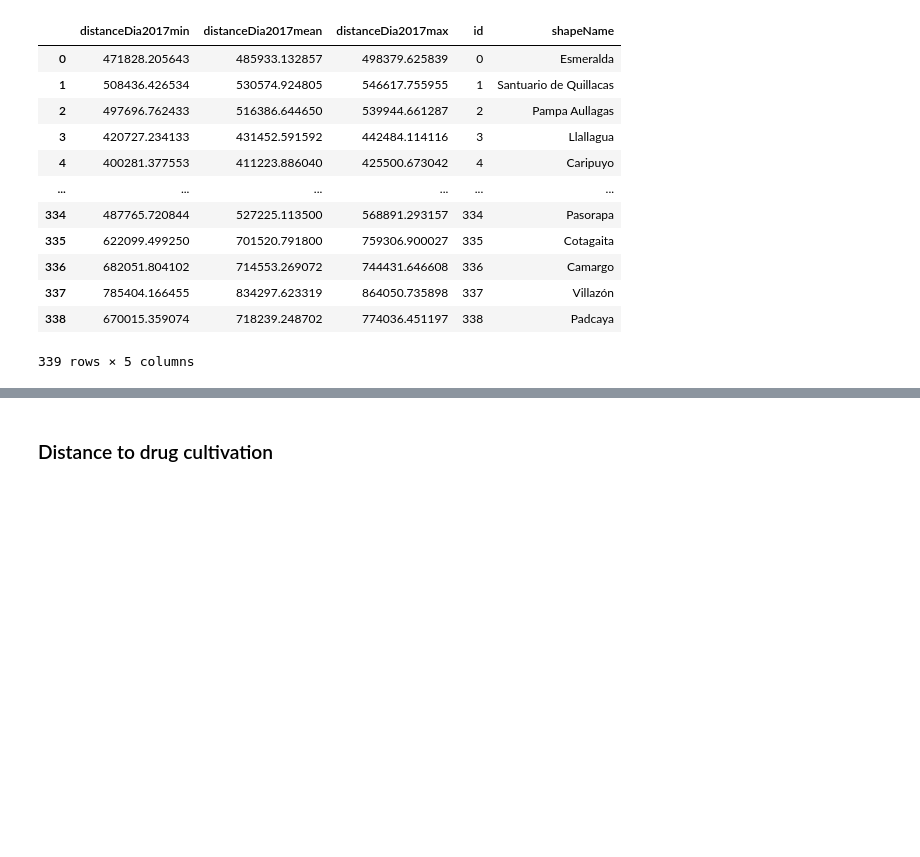
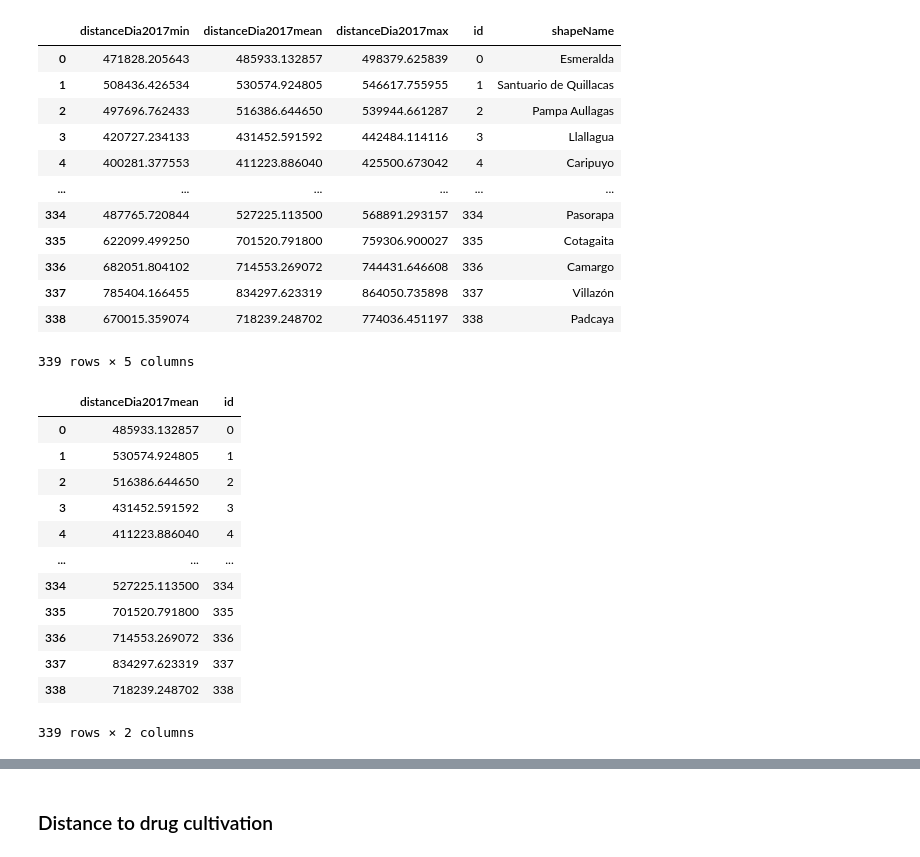
Before and after one commit to HendrixPeralta/bol_hdi_prediction, a Jupyter notebook: 99_collab_satellite_data.ipynb, the cells around one changed output, grey strips where cells are left out. Drawn from its saved outputs; the diff is of its cells as text; code cells hidden in the pictures; blank space fills up the shorter version.

Commit message:
Cleaned the distance to diamond dataset for 2017
The data was divided into 3 csv files for the min, mean and max values of the distance to coast variable

```diff
--- a/99_collab_satellite_data.ipynb
+++ b/99_collab_satellite_data.ipynb
@@ -204,3 +204,22 @@ dia
 | 337 | 785404.166455 | 834297.623319 | 864050.735898 | 337 | Villazón |
 | 338 | 670015.359074 | 718239.248702 | 774036.451197 | 338 | Padcaya |
 339 rows × 5 columns
+# %%
+distanceDiaMean = dia.loc[:,dia.columns.str.contains("mean|id")]
+distanceDiaMean.to_csv("data/satellite/collab_satellite_data/diamond_distance_mean_2017.csv")
+collab_datasets.append("distanceDiaMean")
+#distanceDiaMean
+# %% [output]
+|  | distanceDia2017mean | id |
+| 0 | 485933.132857 | 0 |
+| 1 | 530574.924805 | 1 |
+| 2 | 516386.644650 | 2 |
+| 3 | 431452.591592 | 3 |
+| 4 | 411223.886040 | 4 |
+| ... | ... | ... |
+| 334 | 527225.113500 | 334 |
+| 335 | 701520.791800 | 335 |
+| 336 | 714553.269072 | 336 |
+| 337 | 834297.623319 | 337 |
+| 338 | 718239.248702 | 338 |
+339 rows × 2 columns
```
Also changed, not shown: parts of 2 cells of this notebook, 3 other files.
